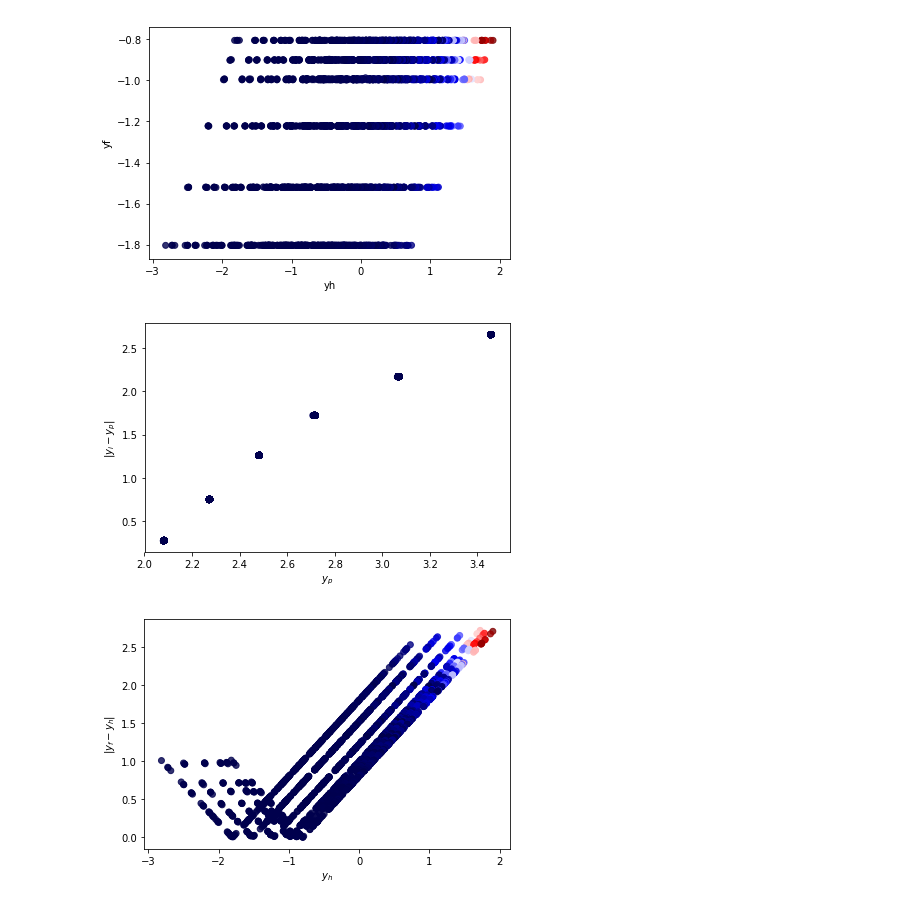
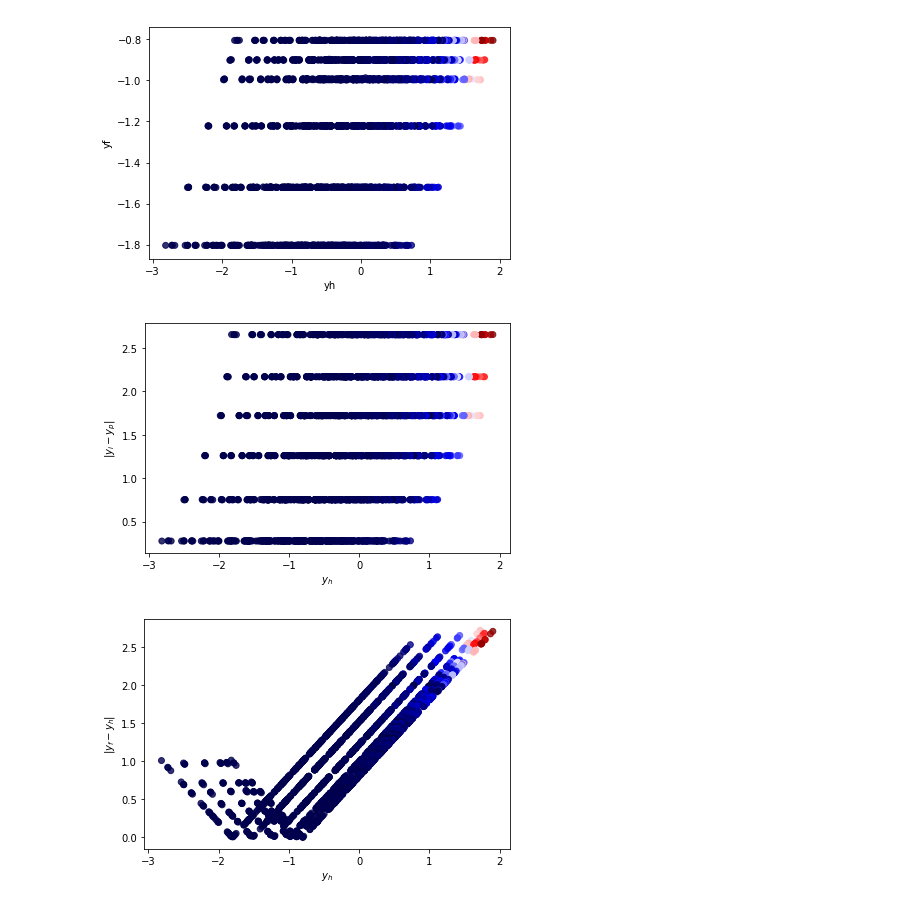
Before and after one commit to prokudin/psu_project_2018, a Jupyter notebook: notebooks_alexei_gk/HERMES_rapidity_color_plot_Alexei.ipynb, the cells around one changed output. Saved outputs shown, nothing was run; the diff lists cells and outputs as text; code cells hidden in the pictures.

Commit message:
rapidity plots

```diff
--- a/notebooks_alexei_gk/HERMES_rapidity_color_plot_Alexei.ipynb
+++ b/notebooks_alexei_gk/HERMES_rapidity_color_plot_Alexei.ipynb
@@ -224,14 +224,15 @@ plt.show()
 # %% [output]
 [figure]
 # %%
-fig, ax, vert, hor = color_plot(data,"yi_minus_yp", "yp",cmap="seismic", alpha=0.8)
+fig, ax, vert, hor = color_plot(data,"yi_minus_yp", "yh",cmap="seismic", alpha=0.8)
 #ax.yscale('symlog')
 #ax.set_yscale("log")
 #ax.set_ylim([0.0001,10000])
 #plt.axhline(0,0,6)
+plt.savefig("hermes_data_yi_minus_yp.pdf")
 plt.show()
 # %% [output]
-[figure, old version]
+[figure, new version]
 # %%
 fig, ax, vert, hor = color_plot(data,"yf_minus_yh", "yh",cmap="seismic", alpha=0.8)
 #ax.yscale('symlog')
```
Also changed, not shown: parts of 1 cell of this notebook, 1 other file.
